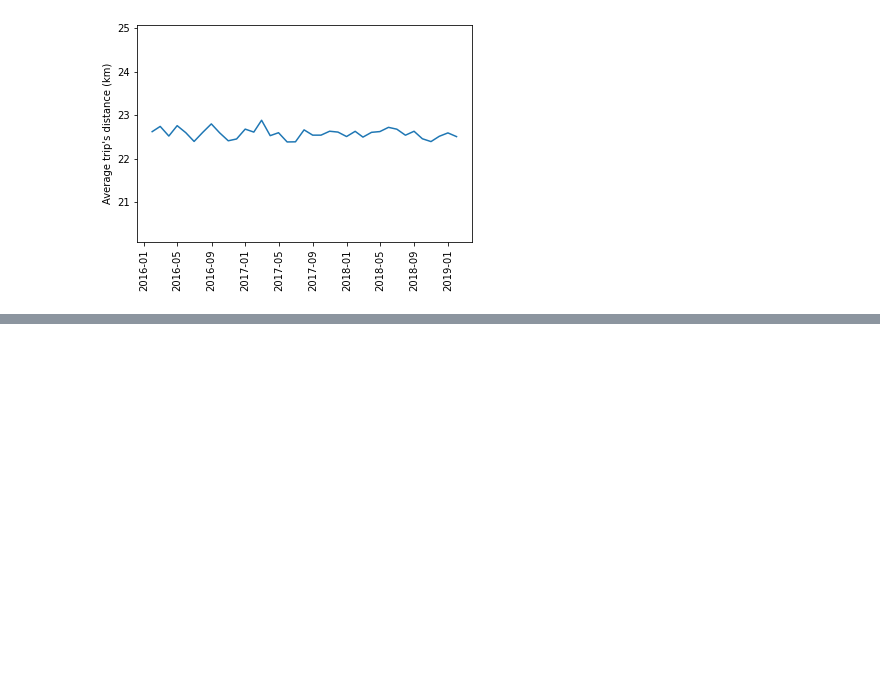
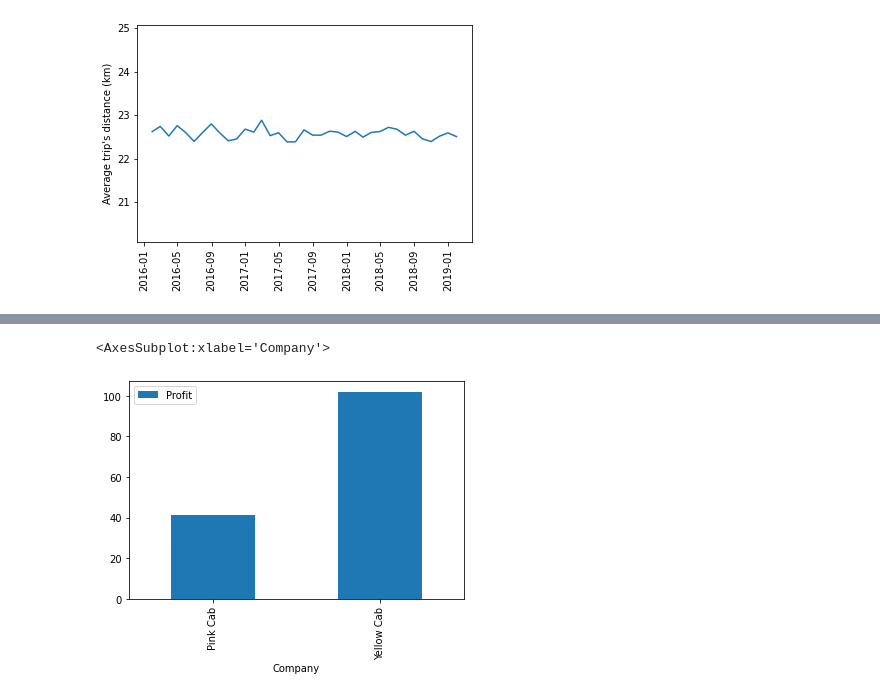
Before and after one commit to dme48/dataglacier-internship, a Jupyter notebook: Week 2/eda.ipynb, the cells around one changed output, grey strips where cells are left out. Drawn from its saved outputs; the diff is of its cells as text; code cells hidden in the pictures; blank space fills up the shorter version.

```diff
--- a/Week 2/eda.ipynb
+++ b/Week 2/eda.ipynb
@@ -328,0 +382,5 @@ The average trip's distance seems to be pretty flat overall; for further analysi
+# %%
+master.groupby("Company").median().plot.bar(y="Profit")
+# %% [output]
+<AxesSubplot:xlabel='Company'>
+[figure, added]
```
Also changed, not shown: parts of 9 cells of this notebook.
